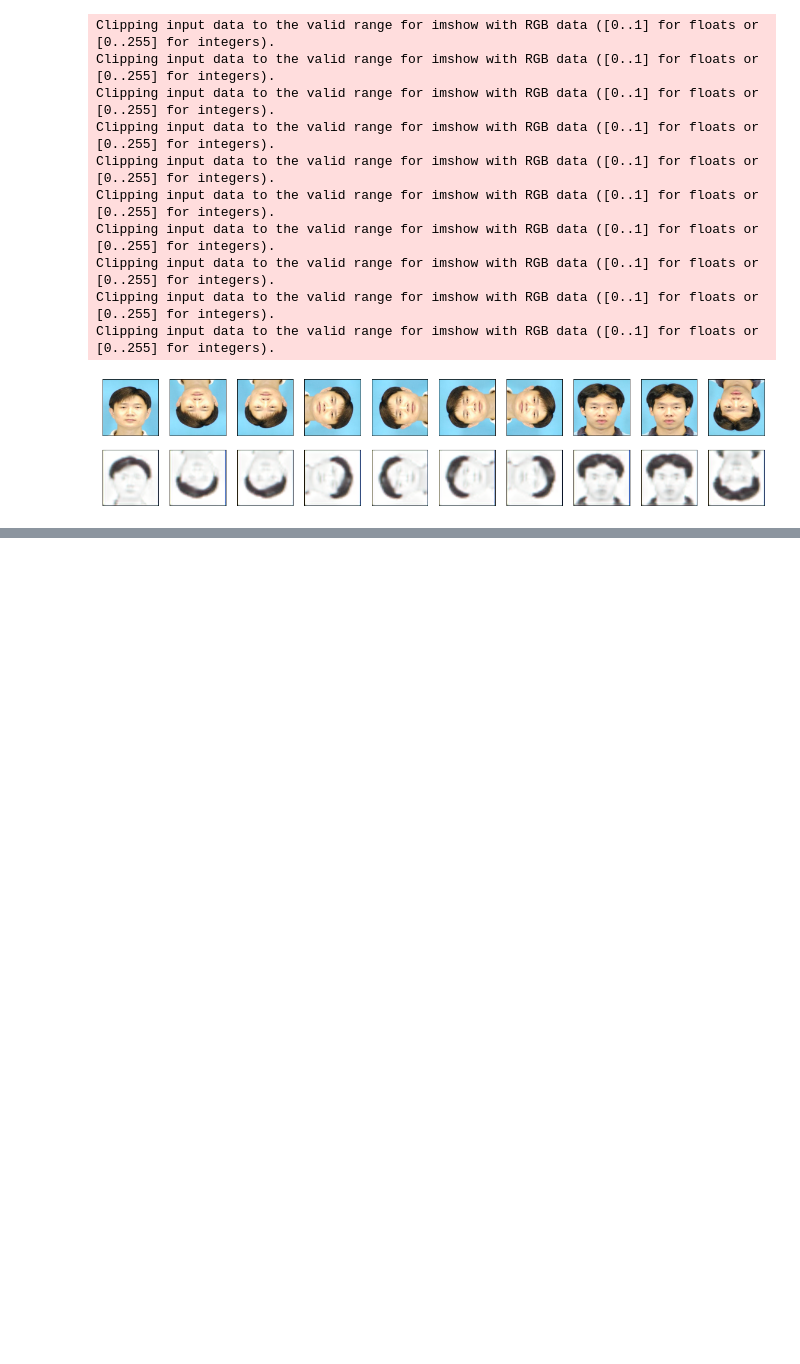
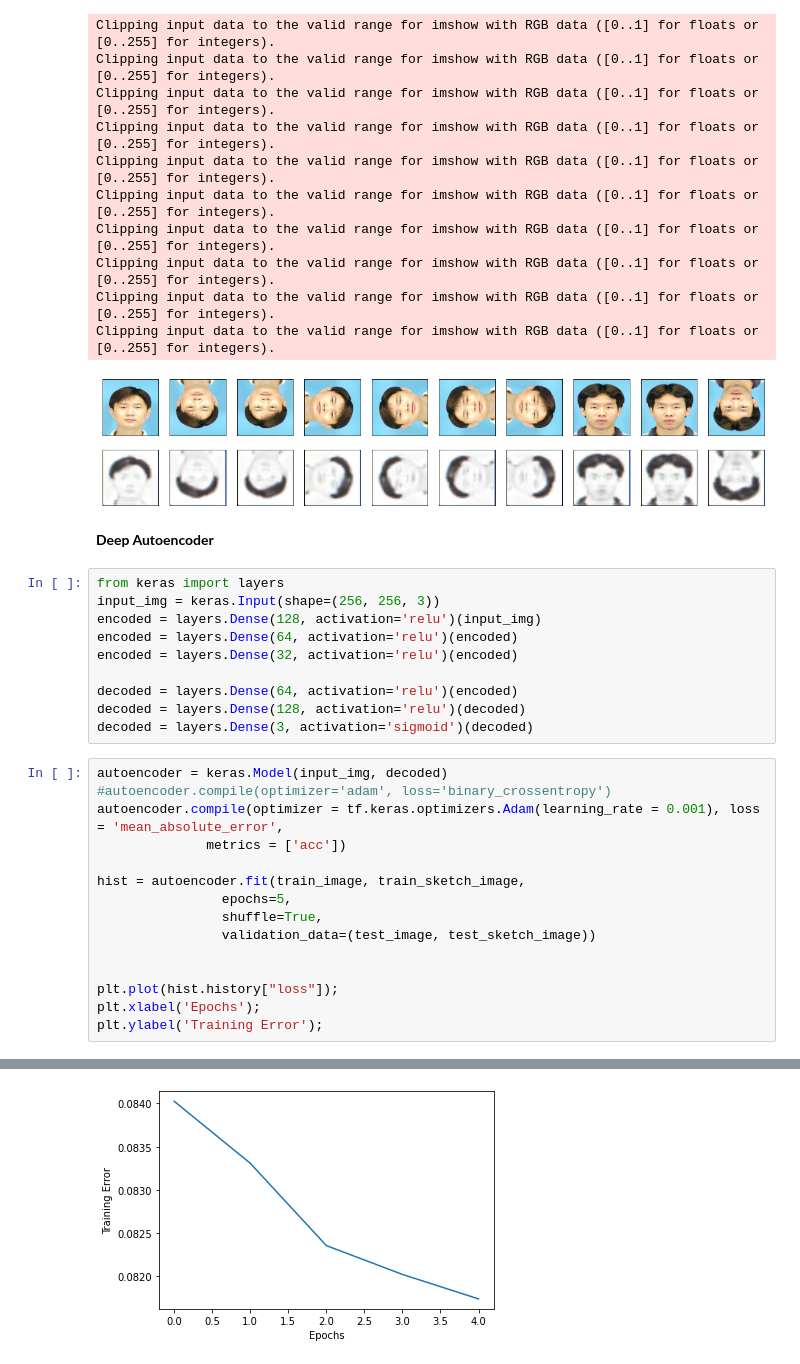
Before and after one commit to MithunKiniStar/AutoEncoders, a Jupyter notebook: PhotoToSketch_using_Keras.ipynb, the cells around one changed output, grey strips where cells are left out. Saved outputs shown, nothing was run; the diff lists cells and outputs as text; blank space fills up the shorter version.

```diff
--- a/PhotoToSketch_using_Keras.ipynb
+++ b/PhotoToSketch_using_Keras.ipynb
@@ -460,3 +476,31 @@ Clipping input data to the valid range for imshow with RGB data ([0..1] for floa
 Clipping input data to the valid range for imshow with RGB data ([0..1] for floats or [0..255] for integers).
 Clipping input data to the valid range for imshow with RGB data ([0..1] for floats or [0..255] for integers).
 [figure]
+# %% [markdown]
+**Deep Autoencoder**
+# %%
+from keras import layers
+input_img = keras.Input(shape=(256, 256, 3))
+encoded = layers.Dense(128, activation='relu')(input_img)
+encoded = layers.Dense(64, activation='relu')(encoded)
+encoded = layers.Dense(32, activation='relu')(encoded)
+
+decoded = layers.Dense(64, activation='relu')(encoded)
+decoded = layers.Dense(128, activation='relu')(decoded)
+decoded = layers.Dense(3, activation='sigmoid')(decoded)
+# %%
+autoencoder = keras.Model(input_img, decoded)
+#autoencoder.compile(optimizer='adam', loss='binary_crossentropy')
+autoencoder.compile(optimizer = tf.keras.optimizers.Adam(learning_rate = 0.001), loss = 'mean_absolute_error',
+              metrics = ['acc'])
+
+hist = autoencoder.fit(train_image, train_sketch_image,
+                epochs=5,
+                shuffle=True,
+                validation_data=(test_image, test_sketch_image))
+
+
+plt.plot(hist.history["loss"]);
+plt.xlabel('Epochs');
+plt.ylabel('Training Error');
+# %% [output]
@@ -462,0 +517 @@ Clipping input data to the valid range for imshow with RGB data ([0..1] for floa
+[figure, added]
```
Also changed, not shown: parts of 4 cells of this notebook.
